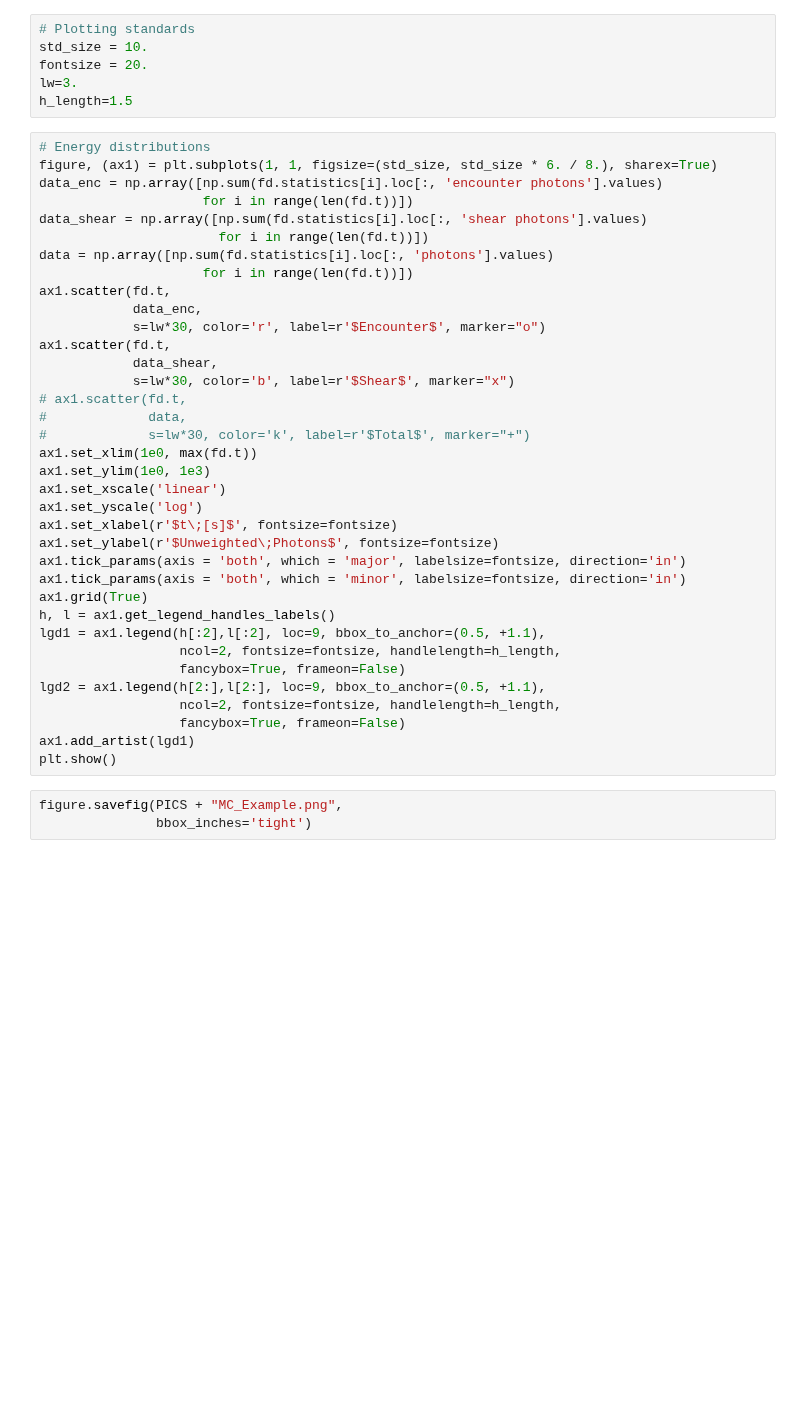
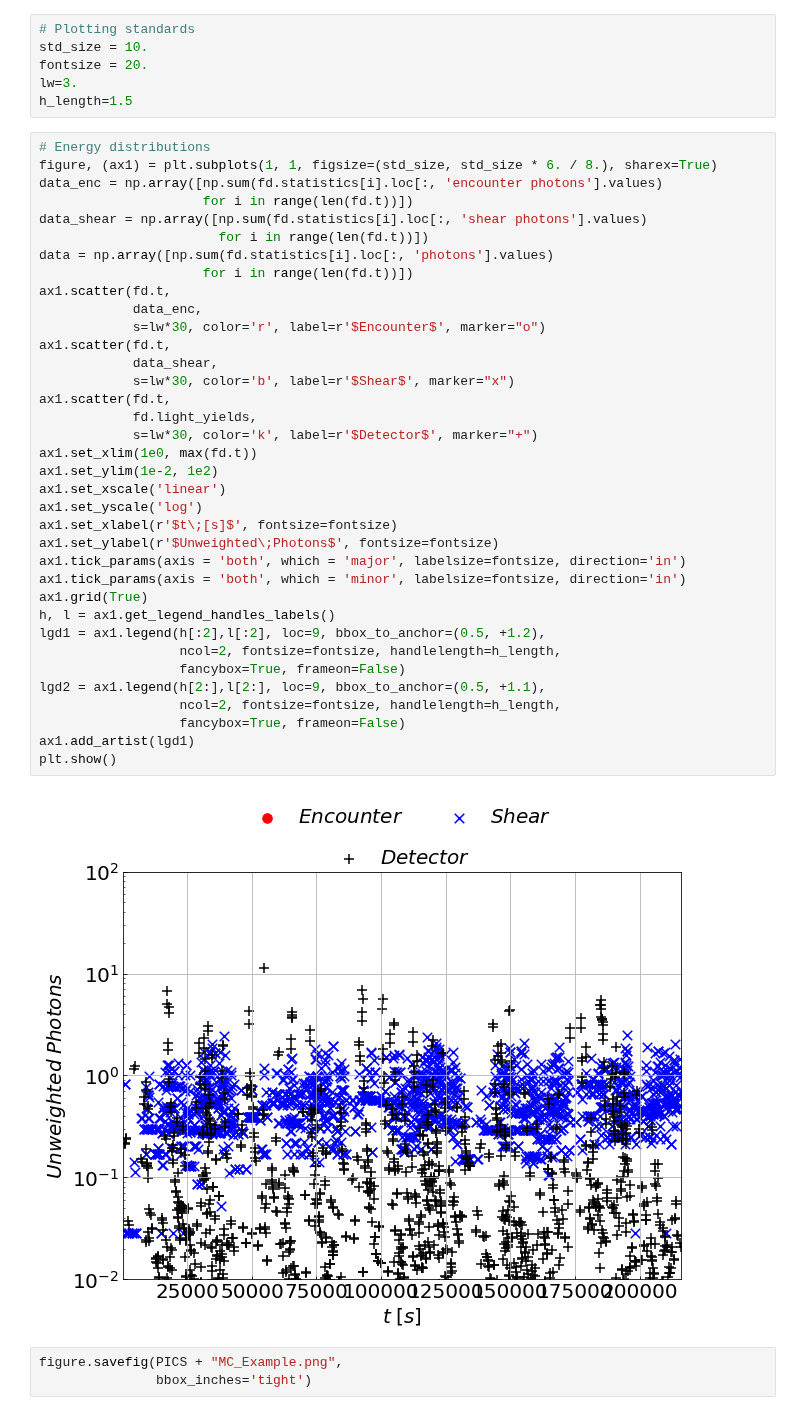
Before and after one commit to MeighenBergerS/fourth_day, a Jupyter notebook: examples/example.ipynb, the cells around one changed output. Saved outputs shown, nothing was run; the diff lists cells and outputs as text; blank space fills up the shorter version.

Commit message:
Added light propagation from Li

```diff
--- a/examples/example.ipynb
+++ b/examples/example.ipynb
@@ -62,38 +92,40 @@ h_length=1.5
 # Energy distributions
 figure, (ax1) = plt.subplots(1, 1, figsize=(std_size, std_size * 6. / 8.), sharex=True)
 data_enc = np.array([np.sum(fd.statistics[i].loc[:, 'encounter photons'].values)
                      for i in range(len(fd.t))])
 data_shear = np.array([np.sum(fd.statistics[i].loc[:, 'shear photons'].values)
                        for i in range(len(fd.t))])
 data = np.array([np.sum(fd.statistics[i].loc[:, 'photons'].values)
                      for i in range(len(fd.t))])
 ax1.scatter(fd.t,
             data_enc,
             s=lw*30, color='r', label=r'$Encounter$', marker="o")
 ax1.scatter(fd.t,
             data_shear,
             s=lw*30, color='b', label=r'$Shear$', marker="x")
-# ax1.scatter(fd.t,
-#             data,
-#             s=lw*30, color='k', label=r'$Total$', marker="+")
+ax1.scatter(fd.t,
+            fd.light_yields,
+            s=lw*30, color='k', label=r'$Detector$', marker="+")
 ax1.set_xlim(1e0, max(fd.t))
-ax1.set_ylim(1e0, 1e3)
+ax1.set_ylim(1e-2, 1e2)
 ax1.set_xscale('linear')
 ax1.set_yscale('log')
 ax1.set_xlabel(r'$t\;[s]$', fontsize=fontsize)
 ax1.set_ylabel(r'$Unweighted\;Photons$', fontsize=fontsize)
 ax1.tick_params(axis = 'both', which = 'major', labelsize=fontsize, direction='in')
 ax1.tick_params(axis = 'both', which = 'minor', labelsize=fontsize, direction='in')
 ax1.grid(True)
 h, l = ax1.get_legend_handles_labels()
-lgd1 = ax1.legend(h[:2],l[:2], loc=9, bbox_to_anchor=(0.5, +1.1),
+lgd1 = ax1.legend(h[:2],l[:2], loc=9, bbox_to_anchor=(0.5, +1.2),
                   ncol=2, fontsize=fontsize, handlelength=h_length,
                   fancybox=True, frameon=False)
 lgd2 = ax1.legend(h[2:],l[2:], loc=9, bbox_to_anchor=(0.5, +1.1),
                   ncol=2, fontsize=fontsize, handlelength=h_length,
                   fancybox=True, frameon=False)
 ax1.add_artist(lgd1)
 plt.show()
+# %% [output]
+[figure, added]
 # %%
 figure.savefig(PICS + "MC_Example.png",
                bbox_inches='tight')
```
Also changed, not shown: parts of 8 cells of this notebook, 11 other files.
